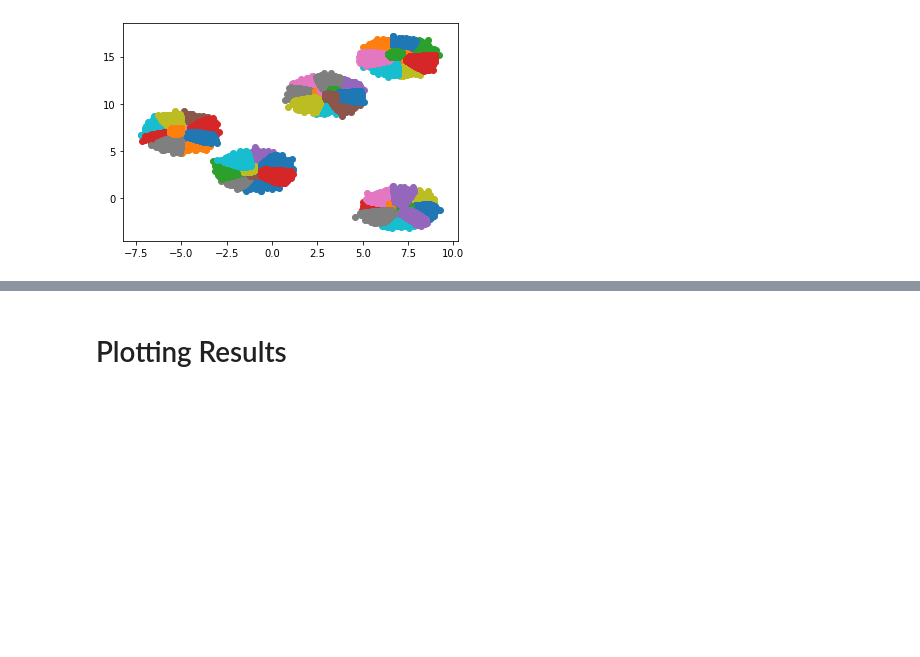
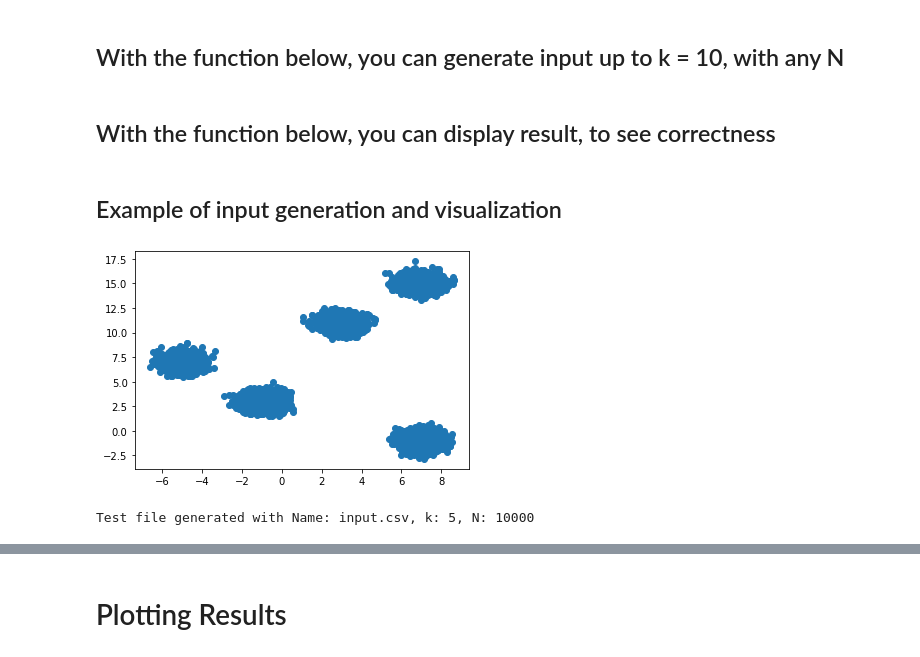
Before and after one commit to utsha-kh/CUDA-clustering, a Jupyter notebook: Visualizations.ipynb, the cells around one changed output, grey strips where cells are left out. Cells and saved outputs as stored; diff of their text form; code cells hidden in the pictures; blank space fills up the shorter version.

```diff
--- a/Visualizations.ipynb
+++ b/Visualizations.ipynb
@@ -17,6 +13,0 @@ RANDOM_STATE = 42
-# %%
-# Generate some training data from clustering
-X, y = make_blobs(n_samples=N_SAMPLES,
-                  cluster_std=[0.5, 0.5, 0.5],#, 0.5, 0.5],
-                  centers=[(-10, -10), (0, 7), (15, -10)],#, (-10, 10), (-10, 20)],
-                  random_state=RANDOM_STATE)
@@ -68,9 +13,0 @@ plt.show()
-# %%
-N_SAMPLES = 1000000
-RANDOM_STATE = 42
-# %%
-# Generate some training data from clustering
-X, y = make_blobs(n_samples=N_SAMPLES,
-                  cluster_std=[0.5, 0.5, 0.5, 0.5, 0.5],# 0.5, 0.5],
-                  centers=[(-5, 7), (7, -1), (3, 11), (7, 15), (-1, 3)], # (-10, -30), (30, 30)],
-                  random_state=RANDOM_STATE)
@@ -120,11 +14,18 @@ for i in range(100):
-# %%
-# plt.scatter(xc0[:, 0], xc0[:, 1])
-# plt.scatter(xc1[:, 0], xc1[:, 1])
-# plt.scatter(xc2[:, 0], xc2[:, 1])
-# plt.scatter(xc3[:, 0], xc3[:, 1])
-# plt.scatter(xc4[:, 0], xc4[:, 1])
-for i in range(100):
-    plt.scatter(xc[i][:, 0], xc[i][:, 1])
-plt.show()
-# %% [output]
-[figure, removed]
+# %% [markdown]
+## With the function below, you can generate input up to k = 10, with any N
+# %%
+def generateTestFile(filename = "input.csv", k = 3, N = 100, RANDOM_STATE = 42):
+    center_candidates = [(-5, 7), (7, -1), (3, 11), (7, 15), (-1, 3), (-7, 0), (-7, -5), (-7, 15), (15, 10), (15, -5)]
+    std = [0.5, 0.5, 0.5, 0.5, 0.5, 0.5, 0.5, 0.5, 0.5, 0.5]
+        # Generate some training data from clustering
+    X, y = make_blobs(n_samples = N,
+                      cluster_std = std[0:k],
+                      centers = center_candidates[0:k],
+                      random_state = RANDOM_STATE)
+    plt.scatter(X[:, 0], X[:, 1])
+    plt.show()
+    output = pd.DataFrame(X)
+    output.to_csv(filename, index = False, header = False)
+    print("Test file generated with Name: " + filename + ", k: " + str(k) + ", N: " + str(N))
+# %% [markdown]
+## With the function below, you can display result, to see correctness
@@ -130,0 +50,7 @@ plt.show()
+# %% [markdown]
+## Example of input generation and visualization
+# %%
+generateTestFile(k = 5, N = 10000)
+# %% [output]
+[figure, added]
+Test file generated with Name: input.csv, k: 5, N: 10000
```
Also changed, not shown: parts of 35 cells of this notebook, 2 other files.
